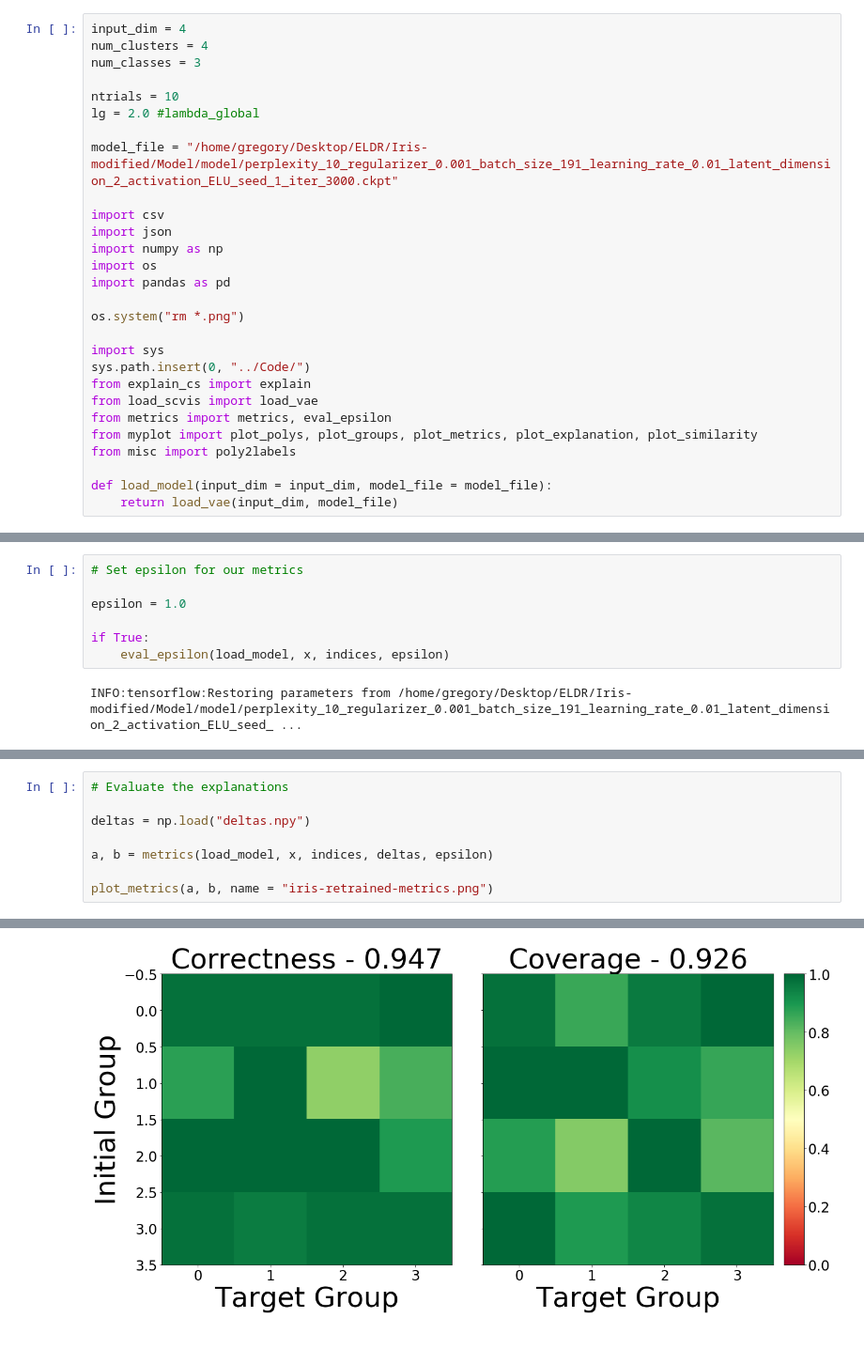
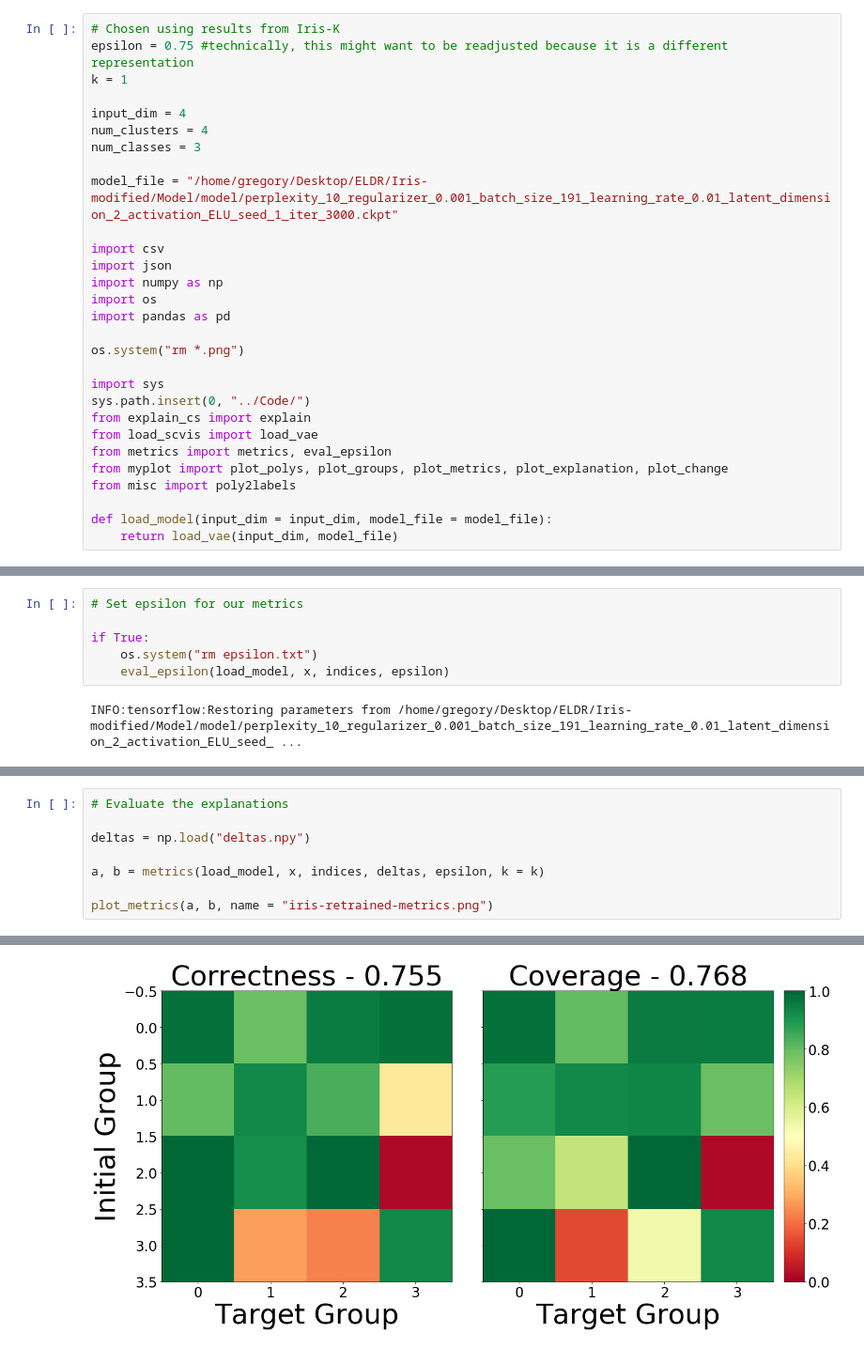
Before and after one commit to GDPlumb/ELDR, a Jupyter notebook: Iris-modified/run.ipynb, the cells around one changed output, grey strips where cells are left out. Shown at 94% size. Drawn from its saved outputs; the diff is of its cells as text.

```diff
--- a/Iris-modified/run.ipynb
+++ b/Iris-modified/run.ipynb
@@ -1,10 +1,11 @@
 # %%
+# Chosen using results from Iris-K
+epsilon = 0.75 #technically, this might want to be readjusted because it is a different representation
+k = 1
+
 input_dim = 4
 num_clusters = 4
 num_classes = 3
-
-ntrials = 10
-lg = 2.0 #lambda_global
 
 model_file = "/home/gregory/Desktop/ELDR/Iris-modified/Model/model/perplexity_10_regularizer_0.001_batch_size_191_learning_rate_0.01_latent_dimension_2_activation_ELU_seed_1_iter_3000.ckpt"
 
@@ -21,7 +22,7 @@ sys.path.insert(0, "../Code/")
 from explain_cs import explain
 from load_scvis import load_vae
 from metrics import metrics, eval_epsilon
-from myplot import plot_polys, plot_groups, plot_metrics, plot_explanation, plot_similarity
+from myplot import plot_polys, plot_groups, plot_metrics, plot_explanation, plot_change
 from misc import poly2labels
 
 def load_model(input_dim = input_dim, model_file = model_file):
@@ -72,9 +73,8 @@ means, centers, indices = plot_groups(x, data_rep, num_clusters, labels, name =
 # %%
 # Set epsilon for our metrics
 
-epsilon = 1.0
-
 if True:
+    os.system("rm epsilon.txt")
     eval_epsilon(load_model, x, indices, epsilon)
 # %% [output]
 INFO:tensorflow:Restoring parameters from /home/gregory/Desktop/ELDR/Iris-modified/Model/model/perplexity_10_regularizer_0.001_batch_size_191_learning_rate_0.01_latent_dimension_2_activation_ELU_seed_ ...
@@ -114,14 +103,14 @@ INFO:tensorflow:Restoring parameters from /home/gregory/Desktop/ELDR/Iris-modifi
 # %%
 # Evaluate the explanations
 
 deltas = np.load("deltas.npy")
 
-a, b = metrics(load_model, x, indices, deltas, epsilon)
+a, b = metrics(load_model, x, indices, deltas, epsilon, k = k)
 
 plot_metrics(a, b, name = "iris-retrained-metrics.png")
 # %% [output]
 INFO:tensorflow:Restoring parameters from /home/gregory/Desktop/ELDR/Iris-modified/Model/model/perplexity_10_regularizer_0.001_batch_size_191_learning_rate_0.01_latent_dimension_2_activation_ELU_seed_ ...
-[figure, old version]
+[figure, new version]
 # %%
 # Visualize the group explanations
 
```
Also changed, not shown: parts of 3 cells of this notebook, 16 other files.
